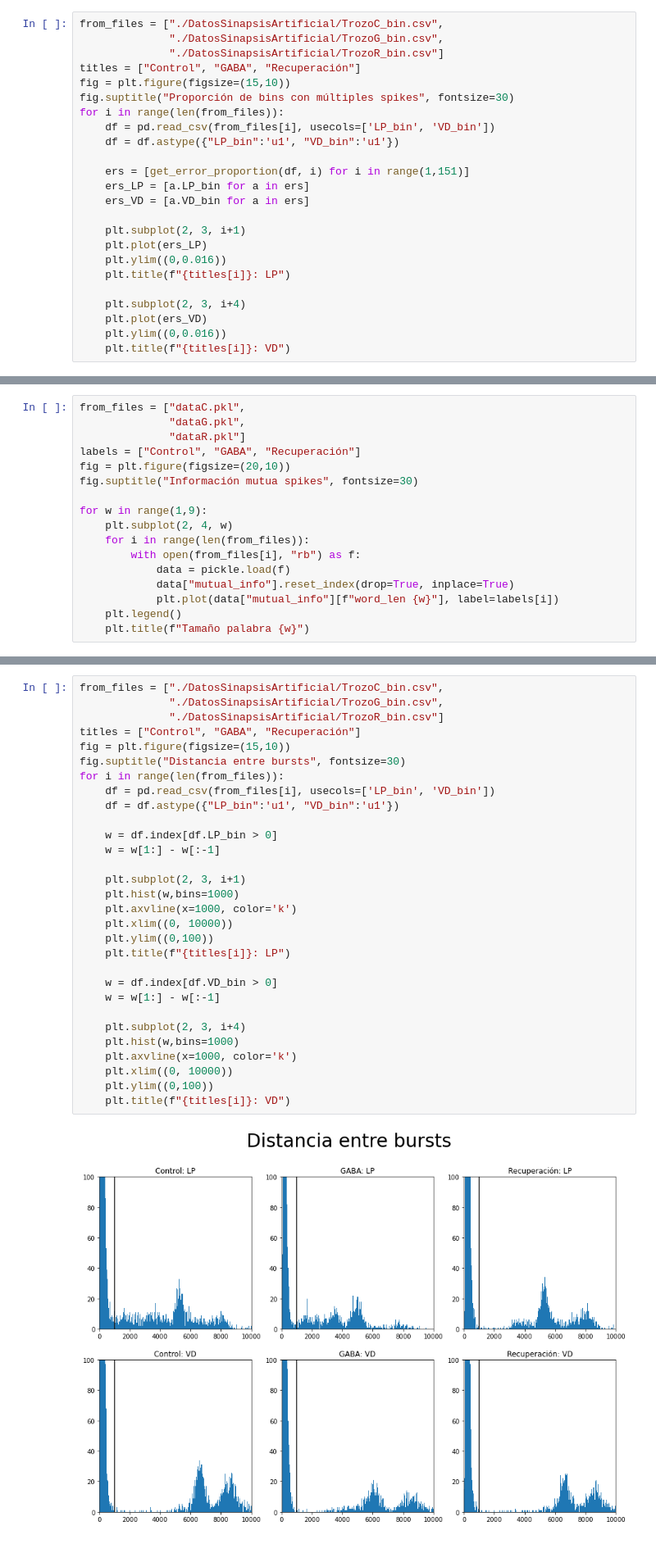
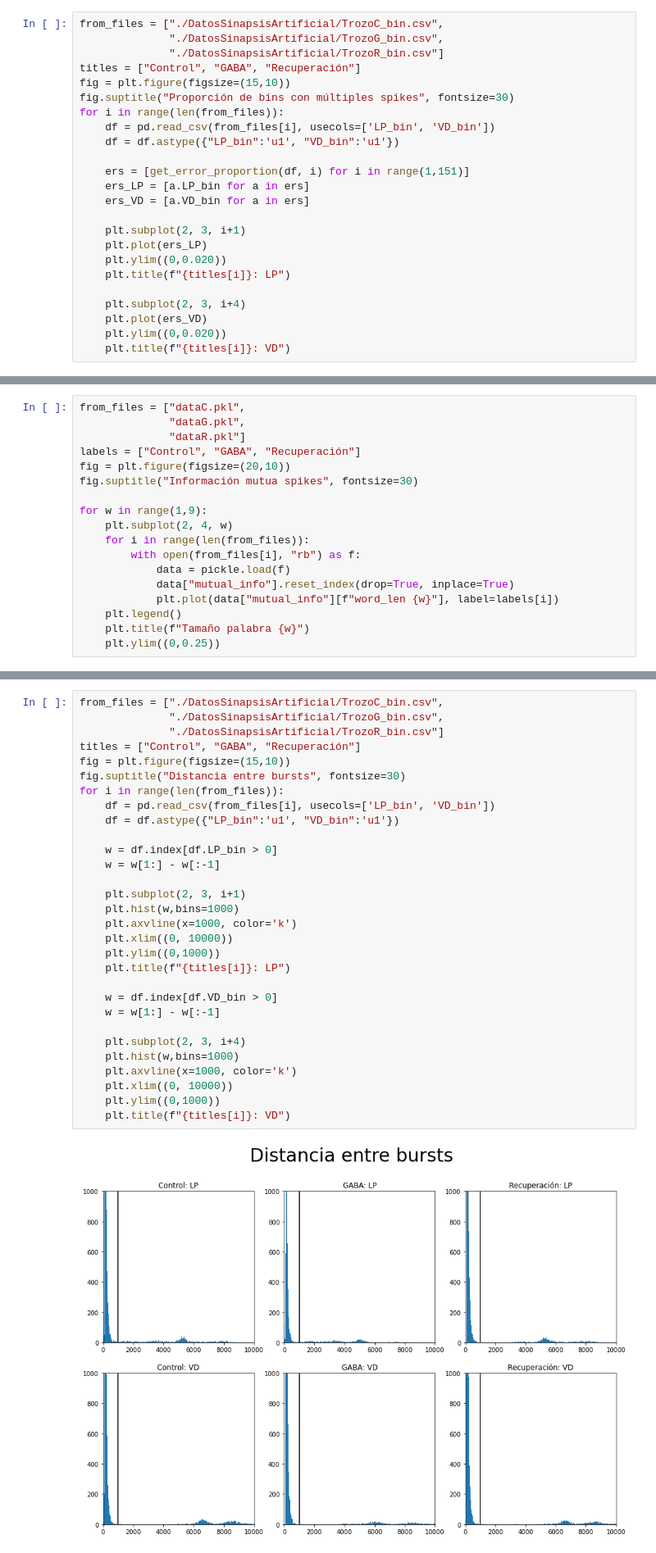
Before and after one commit to OscarGB/MUCD-TI, a Jupyter notebook: TI_practica.ipynb, the cells around one changed output, grey strips where cells are left out. Shown at 82% size. Cells and saved outputs as stored; diff of their text form.

```diff
--- a/TI_practica.ipynb
+++ b/TI_practica.ipynb
@@ -205,11 +207,11 @@ for i in range(len(from_files)):
 
     plt.subplot(2, 3, i+1)
     plt.plot(ers_LP)
-    plt.ylim((0,0.016))
+    plt.ylim((0,0.020))
     plt.title(f"{titles[i]}: LP")
 
     plt.subplot(2, 3, i+4)
     plt.plot(ers_VD)
-    plt.ylim((0,0.016))
+    plt.ylim((0,0.020))
     plt.title(f"{titles[i]}: VD")
 # %% [output]
@@ -452,4 +454,5 @@ for w in range(1,9):
             plt.plot(data["mutual_info"][f"word_len {w}"], label=labels[i])
     plt.legend()
     plt.title(f"Tamaño palabra {w}")
+    plt.ylim((0,0.25))
 # %% [output]
@@ -481,35 +485,35 @@ Para seleccionar el threshold, ampliamos en histograma de distancia entre spikes
 # %%
 from_files = ["./DatosSinapsisArtificial/TrozoC_bin.csv",
               "./DatosSinapsisArtificial/TrozoG_bin.csv",
               "./DatosSinapsisArtificial/TrozoR_bin.csv"]
 titles = ["Control", "GABA", "Recuperación"]
 fig = plt.figure(figsize=(15,10))
 fig.suptitle("Distancia entre bursts", fontsize=30)
 for i in range(len(from_files)):
     df = pd.read_csv(from_files[i], usecols=['LP_bin', 'VD_bin'])
     df = df.astype({"LP_bin":'u1', "VD_bin":'u1'})
 
     w = df.index[df.LP_bin > 0]
     w = w[1:] - w[:-1]
 
     plt.subplot(2, 3, i+1)
     plt.hist(w,bins=1000)
     plt.axvline(x=1000, color='k')
     plt.xlim((0, 10000))
-    plt.ylim((0,100))
+    plt.ylim((0,1000))
     plt.title(f"{titles[i]}: LP")
 
     w = df.index[df.VD_bin > 0]
     w = w[1:] - w[:-1]
 
     plt.subplot(2, 3, i+4)
     plt.hist(w,bins=1000)
     plt.axvline(x=1000, color='k')
     plt.xlim((0, 10000))
-    plt.ylim((0,100))
+    plt.ylim((0,1000))
     plt.title(f"{titles[i]}: VD")
 # %% [output]
-[figure, old version]
+[figure, new version]
 # %%
 from_files = ["./DatosSinapsisArtificial/TrozoC.txt",
               "./DatosSinapsisArtificial/TrozoG.txt",
```
Also changed, not shown: parts of 16 cells of this notebook, 1 other file.
